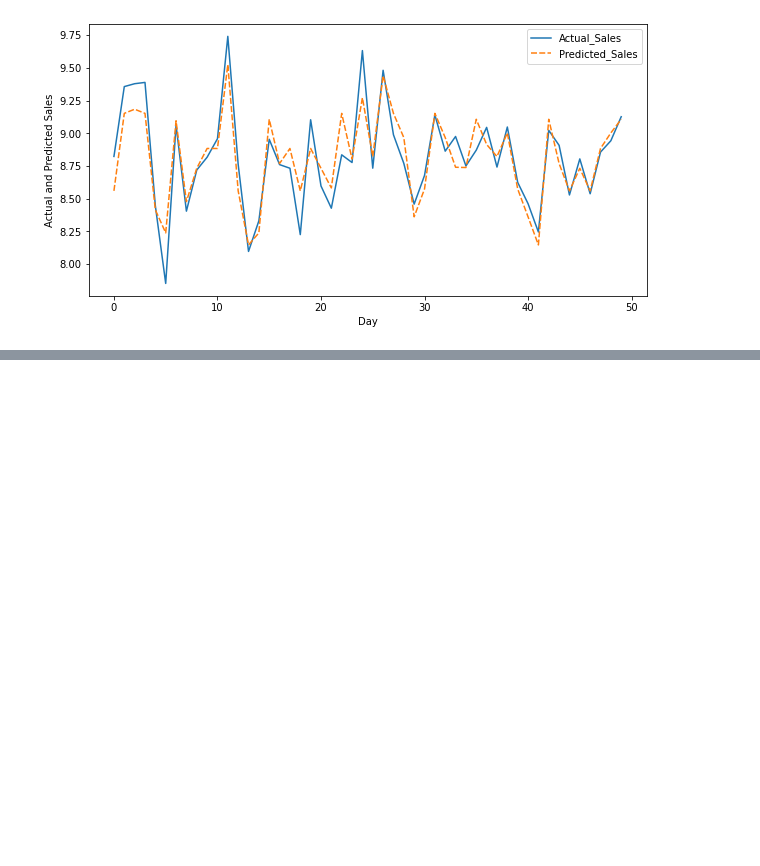
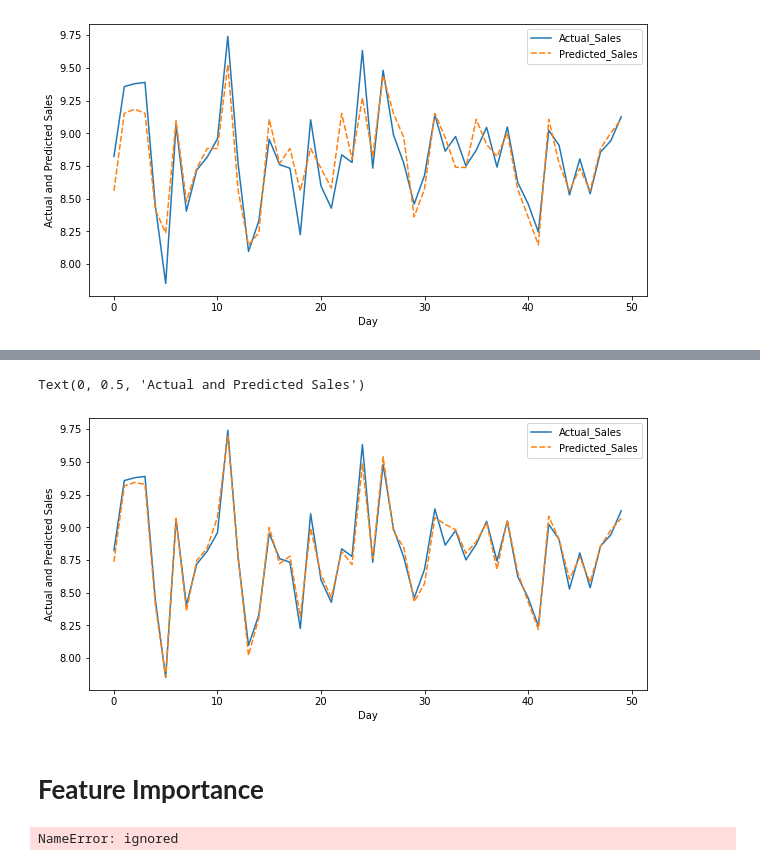
Before and after one commit to mukteshsingh95/Rossmann-Sales-Prediction, a Jupyter notebook: Rossmann_Sales_Prediction.ipynb, the cells around one changed output, grey strips where cells are left out. Saved outputs shown, nothing was run; the diff lists cells and outputs as text; code cells hidden in the pictures; blank space fills up the shorter version.

```diff
--- a/Rossmann_Sales_Prediction.ipynb
+++ b/Rossmann_Sales_Prediction.ipynb
@@ -1238,0 +1348,2 @@ Text(0, 0.5, 'Actual and Predicted Sales')
+# %%
+reg2=RandomForestRegressor(n_estimators=20,random_state=0)
@@ -1238,0 +1358,3 @@ Text(0, 0.5, 'Actual and Predicted Sales')
+# %%
+#prediction for test
+y_test_pred_rf=reg2.predict(X_test_input)
@@ -1238,0 +1405,24 @@ Text(0, 0.5, 'Actual and Predicted Sales')
+# %%
+#Creating table which contains actual and predicted sales
+plot_sales_day=X_test['day'].reset_index()
+plot_sales_day['Actual_Sales']=y_test_input
+plot_sales_day['Predicted_Sales']=y_test_pred_rf
+# %%
+#Plotting line chart which shows comparision of actual and predicted Sales
+plt.figure(figsize=(10,5))
+gfg=sns.lineplot(data=plot_sales_day[['Actual_Sales','Predicted_Sales']].head(50))
+gfg.set_xlabel( "Day")
+gfg.set_ylabel( "Actual and Predicted Sales")
+# %% [output]
+Text(0, 0.5, 'Actual and Predicted Sales')
+[figure, added]
+# %% [markdown]
+# **Feature Importance**
+# %%
+#importing lime.lime_tabular for feature importance
+import lime.lime_tabular
+explainer_lime = lime.lime_tabular.LimeTabularExplainer(X_train_input,
+                                                        feature_names=X_train_input_df.columns,
+                                                        verbose=True, mode='regression')
+# %% [output]
+NameError: ignored
```
Also changed, not shown: parts of 32 cells of this notebook.
